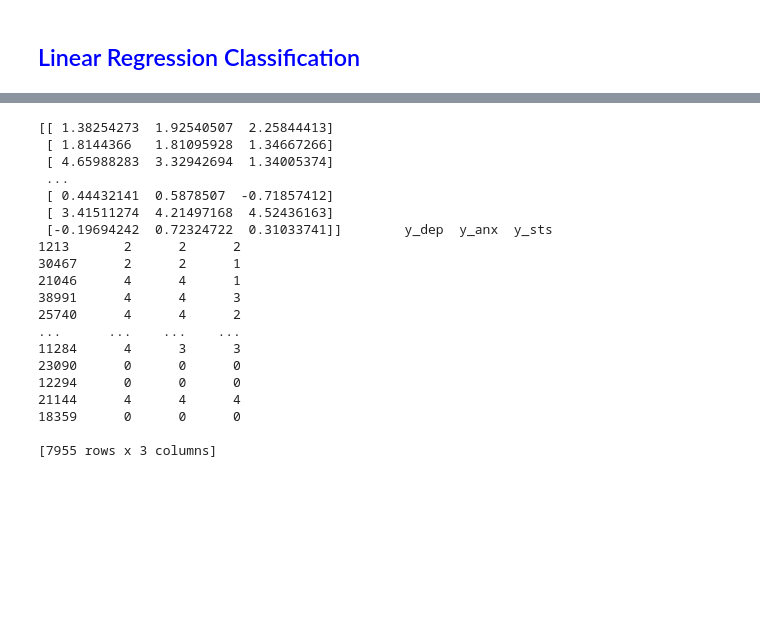
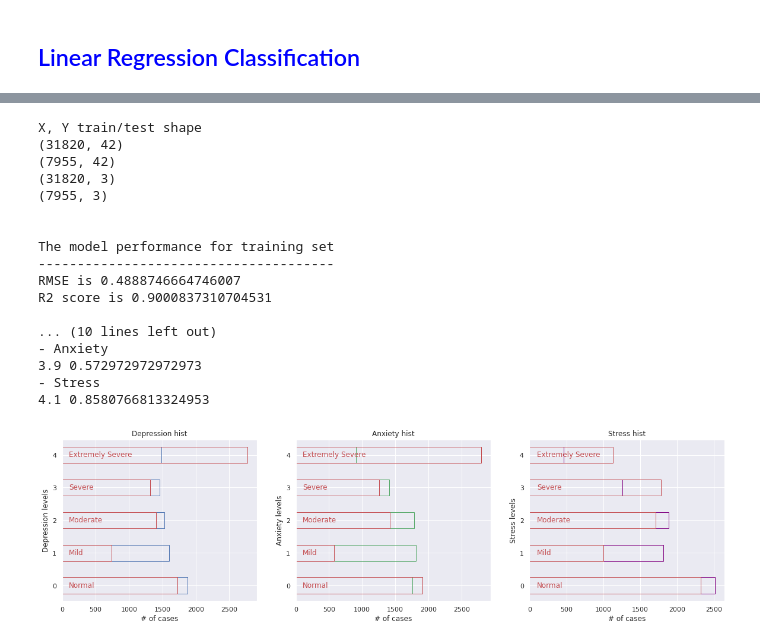
Before and after one commit to pietrodaniele/DAS_prediction, a Jupyter notebook: DSA_prediction.ipynb, the cells around one changed output, grey strips where cells are left out. Cells and saved outputs as stored; diff of their text form; code cells hidden in the pictures; blank space fills up the shorter version.

```diff
--- a/DSA_prediction.ipynb
+++ b/DSA_prediction.ipynb
@@ -91,23 +28,21 @@ R2 score is 0.8993837194195312
-# %%
-print(y_test_predict, Y_test)
-# %% [output]
-[[ 1.38254273  1.92540507  2.25844413]
- [ 1.8144366   1.81095928  1.34667266]
- [ 4.65988283  3.32942694  1.34005374]
- ...
- [ 0.44432141  0.5878507  -0.71857412]
- [ 3.41511274  4.21497168  4.52436163]
- [-0.19694242  0.72324722  0.31033741]]        y_dep  y_anx  y_sts
-1213       2      2      2
-30467      2      2      1
-21046      4      4      1
-38991      4      4      3
-25740      4      4      2
-...      ...    ...    ...
-11284      4      3      3
-23090      0      0      0
-12294      0      0      0
-21144      4      4      4
-18359      0      0      0
-
-[7955 rows x 3 columns]
+# %%
+fn.linear_regression(data)
+# %% [output]
+X, Y train/test shape
+(31820, 42)
+(7955, 42)
+(31820, 3)
+(7955, 3)
+
+
+The model performance for training set
+--------------------------------------
+RMSE is 0.4888746664746007
+R2 score is 0.9000837310704531
+
+... (10 lines left out)
+- Anxiety
+3.9 0.572972972972973
+- Stress
+4.1 0.8580766813324953
+[figure, added]
```
Also changed, not shown: parts of 7 cells of this notebook, 1 other file.
